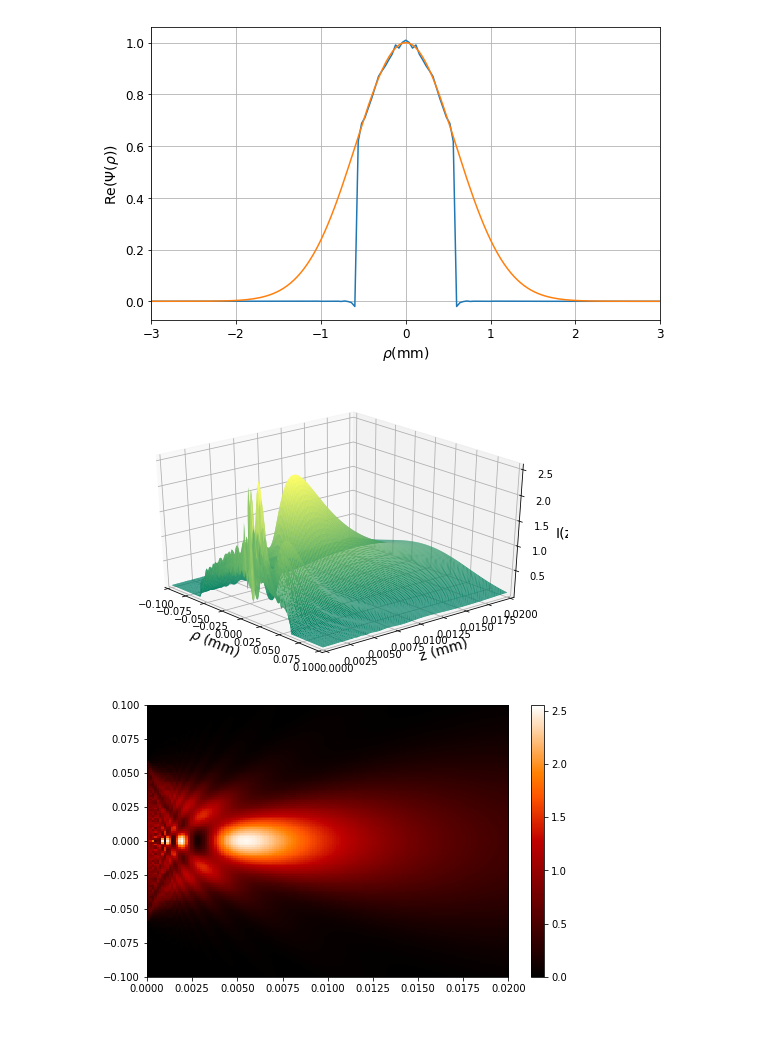
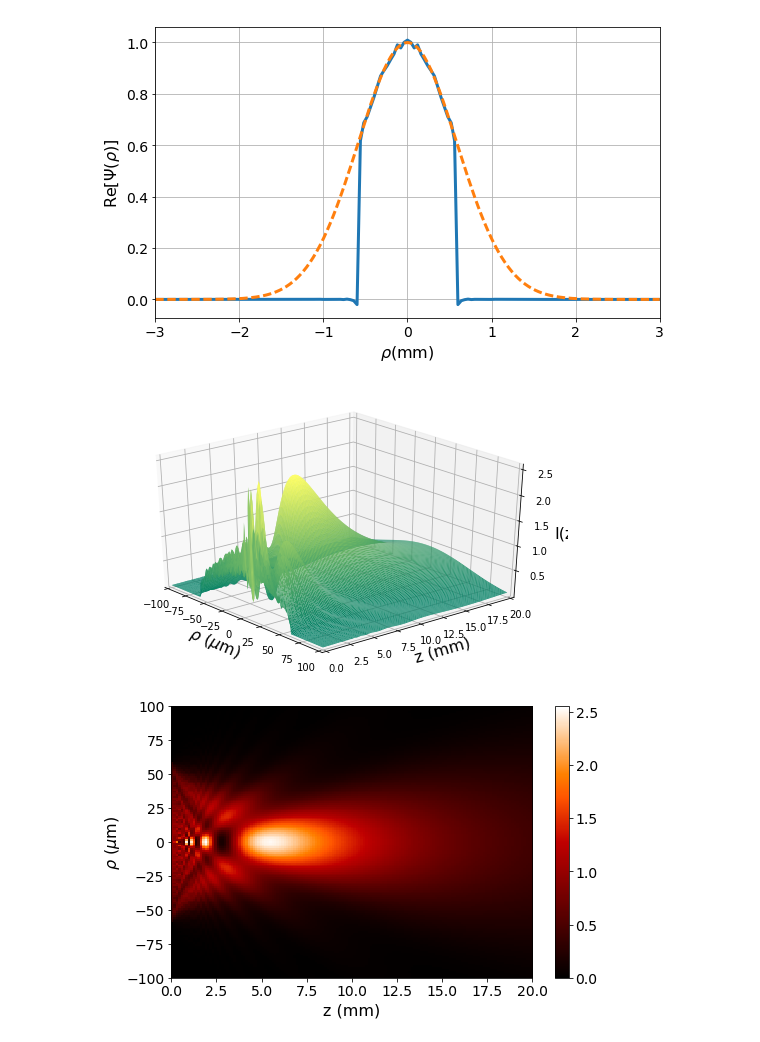
Before and after one commit to arantespp/opticalforces, a Jupyter notebook: examples/scalar-bessel-gauss-beam-sup/scalar-bgb-sup.ipynb, the cells around one changed output. Drawn from its saved outputs; the diff is of its cells as text; code cells hidden in the pictures.

Commit message:
figures changed to 300dpi

```diff
--- a/examples/scalar-bessel-gauss-beam-sup/scalar-bgb-sup.ipynb
+++ b/examples/scalar-bessel-gauss-beam-sup/scalar-bgb-sup.ipynb
@@ -64,6 +75,6 @@ plt.show()
 # %%
 # ----- figure 2 -----
-rho = np.linspace(-6e-3, 6e-3, 151)
+rho = np.linspace(-4e-3, 4e-3, 151)
 z = np.linspace(0, 1, 151)
 RHO, Z = np.meshgrid(rho, z)
 
@@ -82,15 +93,15 @@ Z = [z for z in Z]
 
 ax.plot_surface(RHO, Z, INTY, rcount=1000, ccount=1000, alpha=1, cmap=cmplt.summer)
 
-ax.set_xlabel(r'$\rho$ (mm)', fontsize=14)
-ax.set_xlim(-6, 6)
-ax.set_ylabel(r'z (mm)', fontsize=14)
+ax.set_xlabel(r'$\rho$ (mm)', fontsize=16)
+ax.set_xlim(-4, 4)
+ax.set_ylabel(r'z (mm)', fontsize=16)
 ax.set_ylim(0, 1)
 zlabel = 'I(z)'
-ax.set_zlabel(zlabel, fontsize=14)
+ax.set_zlabel(zlabel, fontsize=16)
 
 ax.view_init(elev=30, azim=-40)
 
-plt.savefig('fig02.png')
+plt.savefig('fig02.png', dpi=300)
 plt.show()
 # %% [output]
@@ -136,21 +154,21 @@ rho = np.linspace(-300e-6, 300e-6, 151)
 
 plt.figure(5, figsize=(5*1.618, 5))
 
-plt.plot([r*1e4 for r in rho], [tgb.psi(r, 0, 0, 'cylindrical').real for r in rho])
-plt.plot([r*1e4 for r in rho], [exp(-tgb.q*r**2) for r in rho])
+plt.plot([r*1e4 for r in rho], [tgb.psi(r, 0, 0, 'cylindrical').real for r in rho], lw=3)
+plt.plot([r*1e4 for r in rho], [exp(-tgb.q*r**2) for r in rho], '--', lw=3)
 
 ax = plt.gca()
 ax.set_xlim([-3, 3])
-plt.tick_params(axis='x', labelsize=12)
-plt.tick_params(axis='y', labelsize=12)
-plt.xlabel(r'$\rho$(mm)', fontsize=14)
-plt.ylabel(r'Re($\Psi$($\rho$))', fontsize=14)
+plt.tick_params(axis='x', labelsize=14)
+plt.tick_params(axis='y', labelsize=14)
+plt.xlabel(r'$\rho$(mm)', fontsize=16)
+plt.ylabel(r'Re[$\Psi$($\rho$)]', fontsize=16)
 plt.grid()
 plt.tight_layout()
-plt.savefig('fig05.png')
+plt.savefig('fig05.png', dpi=300)
 plt.show()
 # %% [output]
-[figure, old version]
+[figure, new version]
 # %%
 # ----- figure 6 -----
 rho = np.linspace(-100e-6, 100e-6, 151)
@@ -167,37 +185,45 @@ INTY = vinty(RHO, Z)
 plt.figure(6, figsize=(5*1.618, 5))
 ax = plt.gca(projection='3d')
 
-RHO = [rho/10**-3 for rho in RHO]
-Z = [z for z in Z]
+RHO = [rho*1e6 for rho in RHO]
+Z = [z*1e3 for z in Z]
 
 ax.plot_surface(RHO, Z, INTY, rcount=1000, ccount=1000, alpha=1, cmap=cmplt.summer)
 
-ax.set_xlabel(r'$\rho$ (mm)', fontsize=14)
-ax.set_xlim(-0.1, 0.1)
-ax.set_ylabel(r'z (mm)', fontsize=14)
-ax.set_ylim(0, 0.02)
+ax.set_xlabel(r'$\rho$ ($\mu$m)', fontsize=16)
+ax.set_xlim(-100, 100)
+ax.set_ylabel(r'z (mm)', fontsize=16)
+ax.set_ylim(0, 20)
 zlabel = 'I(z)'
-ax.set_zlabel(zlabel, fontsize=14)
+ax.set_zlabel(zlabel, fontsize=16)
 
 ax.view_init(elev=30, azim=-40)
 
-plt.savefig('fig06.png')
+plt.savefig('fig06.png', dpi=300)
 plt.show()
 # %% [output]
-[figure, old version]
+[figure, new version]
 # %%
 # ----- figure 7 -----
 plt.figure(7, figsize=(5*1.618, 5))
 
 ax = plt.gca()
 
-im = ax.imshow(np.transpose(INTY), cmap=cmplt.gist_heat, origin="upper", extent=[0, 0.02, -0.1, 0.1], aspect='auto')
-plt.colorbar(im)
+im = ax.imshow(np.transpose(INTY), cmap=cmplt.gist_heat, origin="upper", extent=[0, 20, -100, 100], aspect='auto')
+cbar = plt.colorbar(im)
 
-plt.savefig('fig07.png')
+ax.set_ylabel(r'$\rho$ ($\mu$m)', fontsize=16)
+ax.set_xlabel(r'z (mm)', fontsize=16)
+
+cbar.ax.tick_params(labelsize=14)
+
+plt.tick_params(axis='x', labelsize=14)
+plt.tick_params(axis='y', labelsize=14)
+
+plt.savefig('fig07.png', dpi=300)
 plt.show()
 # %% [output]
-[figure, old version]
+[figure, new version]
 # %%
 # ----- figure 8 -----
 rho = np.linspace(-5.5e-3, 5.5e-3, 551)
```
Also changed, not shown: parts of 8 cells of this notebook, 36 other files.
